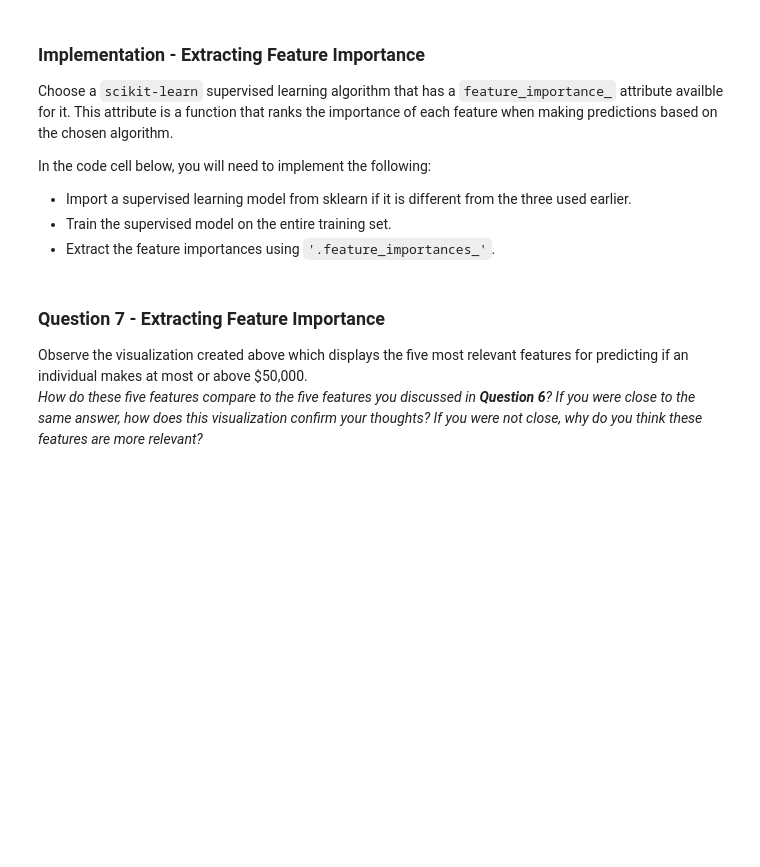
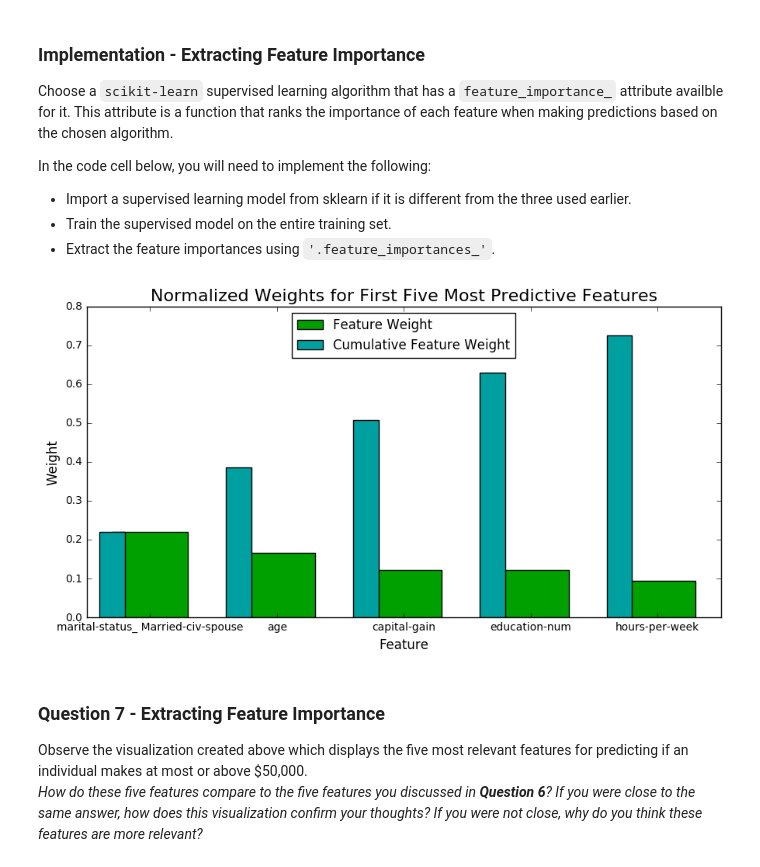
Before and after one commit to SashimiFish/Udacity, a Jupyter notebook: finding_donors/finding_donors.ipynb, the cells around one changed output. Saved outputs shown, nothing was run; the diff lists cells and outputs as text; code cells hidden in the pictures; blank space fills up the shorter version.

```diff
--- a/finding_donors/finding_donors.ipynb
+++ b/finding_donors/finding_donors.ipynb
@@ -646,6 +498,10 @@ from sklearn import RandomForestClassifier
 # %%
 from sklearn.linear_model import LogisticRegression
+clf = DecisionTreeRegressor()
+clf.fit(features, income.ix[:,0])
+importances =clf.feature_importances_
+labels_w_names = zip(clf.feature_importances_,features.columns)
+#sorted(labels_w_names, key=lambda x: x[0],reverse=True)[:5]
+#list(features.columns)
 
-clf = LogisticRegression()
-clf.fit(features, income.ix[:,0])
-clf.feature_importances_
+vs.feature_plot(importances, X_train, y_train)
@@ -681,15 +524,18 @@ In the code cell below, you will need to implement the following:
  - Extract the feature importances using `'.feature_importances_'`.
 # %%
 # TODO: Import a supervised learning model that has 'feature_importances_'
+from sklearn.linear_model import LogisticRegression
 
 # TODO: Train the supervised model on the training set
-model = None
+model = clf.fit(features, income.ix[:,0])
 
 # TODO: Extract the feature importances
-importances = None
+importances =clf.feature_importances_
 
 # Plot
 vs.feature_plot(importances, X_train, y_train)
+# %% [output]
+[figure, added]
 # %% [markdown]
 ### Question 7 - Extracting Feature Importance
 
```
Also changed, not shown: parts of 30 cells of this notebook.
